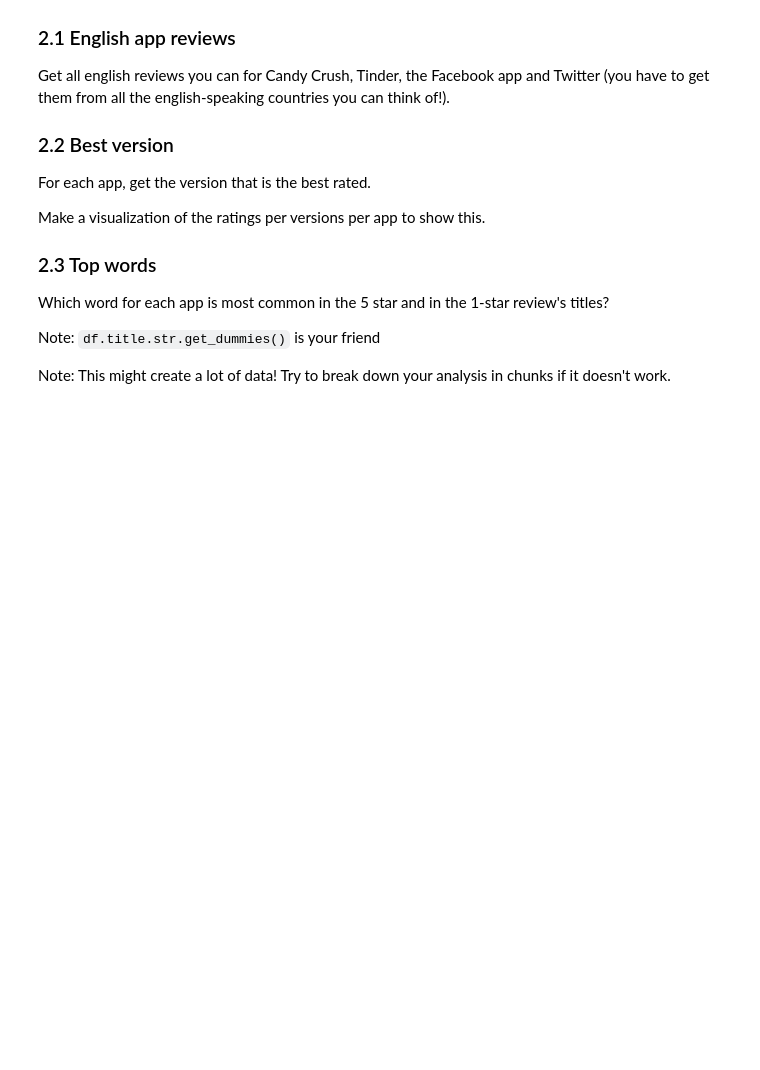
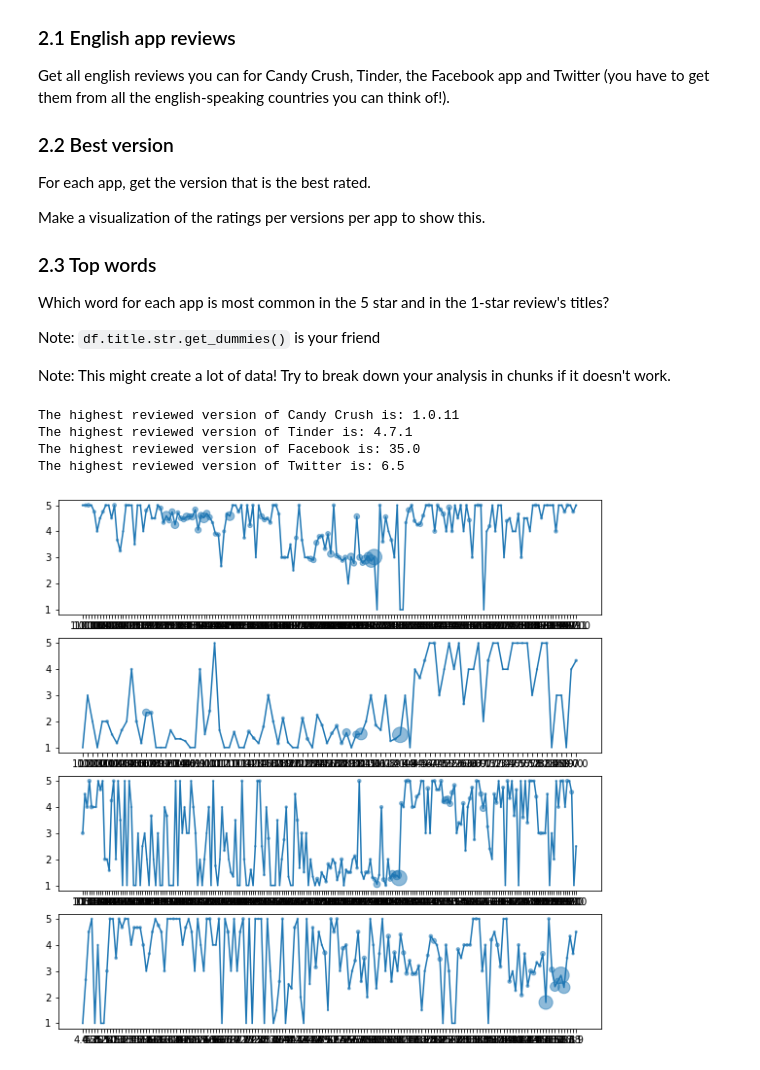
Before and after one commit to cb-ds-1/4-5-web-data, a Jupyter notebook: workshop.ipynb, the cells around one changed output. Saved outputs shown, nothing was run; the diff lists cells and outputs as text; code cells hidden in the pictures; blank space fills up the shorter version.

```diff
--- a/workshop.ipynb
+++ b/workshop.ipynb
@@ -17,3 +24,21 @@ Get the data from the following channels:
 To make into a dataframe that looks like this:
 
 ![](twitch.png)
+# %%
+api_list = ["ESL_SC2", "OgamingSC2", "cretetion", "freecodecamp",
+    "storbeck", "habathcx", "RobotCaleb", "noobs2ninjas",
+    "ninja", "shroud", "Dakotaz", "esltv_cs", "pokimane",
+    "tsm_bjergsen", "boxbox", "wtcn", "a_seagull",
+    "kinggothalion", "amazhs", "jahrein", "thenadeshot",
+    "sivhd", "kingrichard"]
+
+df = pd.DataFrame(columns = ['_id', 'display_name', 'status', 'followers', 'views'])
+for item in api_list:
+    link = 'https://wind-bow.glitch.me/twitch-api/channels/' + item
+    r = requests.get(link)
+
+    if json.loads(r.content) == {"status":404,"error":"not found"}:
+        continue
+    else:
+        new_data = pd.DataFrame.from_dict(json.loads(r.content))
+        df = df.append(new_data[['_id', 'display_name', 'status', 'followers', 'views']])
@@ -57,0 +143,53 @@ Note: This might create a lot of data! Try to break down your analysis in chunks
+# %%
+#2.2
+
+# Yes, I know this is sloppy and I hate it. The visualization includes a scatter plot which uses size to denote ratings because I felt that the mean scores were not balanced without attention to how many ratings they received.
+
+# I (stupidly) alter the original dataframes. Uncomment if you need to bring them back.
+
+Candy_df = get_reviews(countries, '553834731', 5)
+Tinder_df = get_reviews(countries, '547702041', 5)
+Zucker_df = get_reviews(countries, '284882215', 5)
+Twitter_df = get_reviews(countries, '333903271', 5)
+
+fig, (ax1, ax2, ax3, ax4) = plt.subplots(4,1, figsize=(10, 10))
+
+Candy_df['rating'] = Candy_df['rating'].astype(float)
+Candy_df = Candy_df.groupby(by='version', as_index=False).agg([np.mean, np.sum])
+Candy_df.columns = Candy_df.columns.droplevel(0)
+
+Tinder_df['rating'] = Tinder_df['rating'].astype(float)
+Tinder_df = Tinder_df.groupby(by='version', as_index=False).agg([np.mean, np.sum])
+Tinder_df.columns = Tinder_df.columns.droplevel(0)
+
+Zucker_df['rating'] = Zucker_df['rating'].astype(float)
+Zucker_df = Zucker_df.groupby(by='version', as_index=False).agg([np.mean, np.sum])
+Zucker_df.columns = Zucker_df.columns.droplevel(0)
+
+Twitter_df['rating'] = Twitter_df['rating'].astype(float)
+Twitter_df = Twitter_df.groupby(by='version', as_index=False).agg([np.mean, np.sum])
+Twitter_df.columns = Twitter_df.columns.droplevel(0)
+
+ax1.plot(Candy_df.index, Candy_df['mean'])
+ax1.scatter(Candy_df.index, Candy_df['mean'], s=Candy_df['sum']/2, alpha = 0.5)
+ax2.plot(Tinder_df.index, Tinder_df['mean'])
+ax2.scatter(Tinder_df.index, Tinder_df['mean'], s=Tinder_df['sum']/2, alpha = 0.5)
+ax3.plot(Zucker_df.index, Zucker_df['mean'])
+ax3.scatter(Zucker_df.index, Zucker_df['mean'], s=Zucker_df['sum']/2, alpha = 0.5)
+ax4.plot(Twitter_df.index, Twitter_df['mean'])
+ax4.scatter(Twitter_df.index, Twitter_df['mean'], s=Twitter_df['sum']/2, alpha = 0.5);
+
+sorted = Candy_df.sort_values(['mean', 'sum'], ascending=False, inplace=False)
+print('The highest reviewed version of Candy Crush is:', sorted.index[0])
+sorted = Tinder_df.sort_values(['mean', 'sum'], ascending=False, inplace=False)
+print('The highest reviewed version of Tinder is:', sorted.index[0])
+sorted = Zucker_df.sort_values(['mean', 'sum'], ascending=False, inplace=False)
+print('The highest reviewed version of Facebook is:', sorted.index[0])
+sorted = Twitter_df.sort_values(['mean', 'sum'], ascending=False, inplace=False)
+print('The highest reviewed version of Twitter is:', sorted.index[0])
+# %% [output]
+The highest reviewed version of Candy Crush is: 1.0.11
+The highest reviewed version of Tinder is: 4.7.1
+The highest reviewed version of Facebook is: 35.0
+The highest reviewed version of Twitter is: 6.5
+[figure, added]
```
Also changed, not shown: parts of 4 cells of this notebook.
